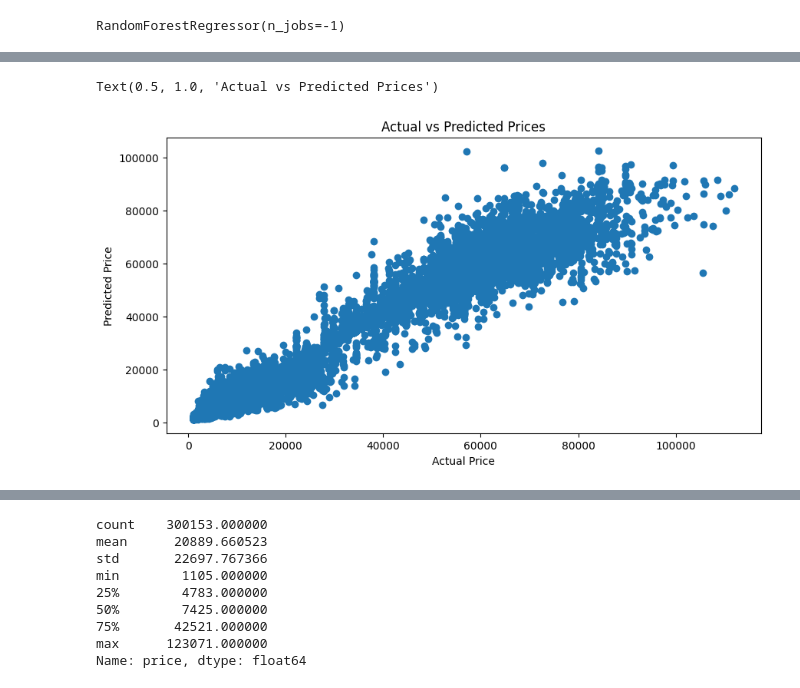
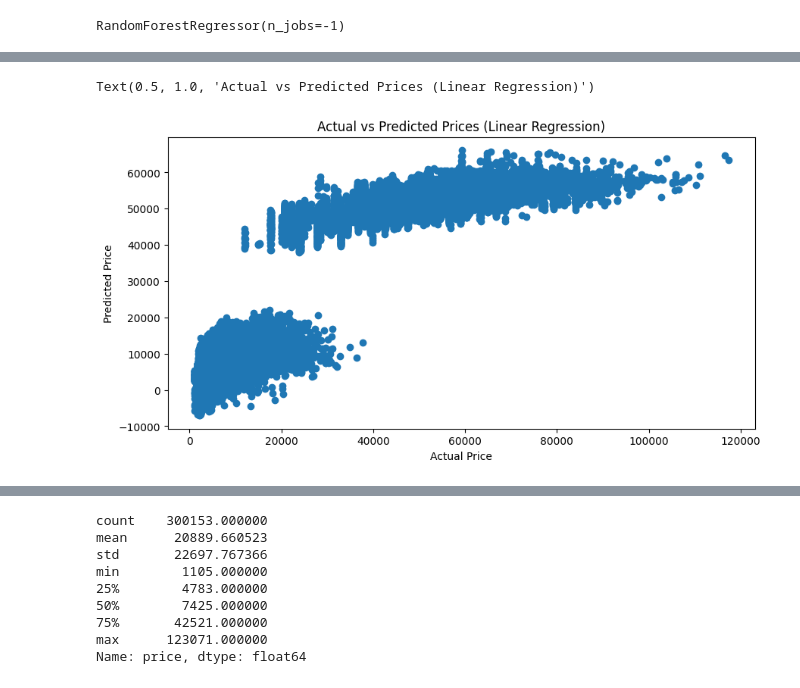
Before and after one commit to AllenL8921/Flight-Fare-Prediction-Model, a Jupyter notebook: main.ipynb, the cells around one changed output, grey strips where cells are left out. Saved outputs shown, nothing was run; the diff lists cells and outputs as text; code cells hidden in the pictures.

```diff
--- a/main.ipynb
+++ b/main.ipynb
@@ -126,0 +132,3 @@ X_train, X_test, y_train, y_test = train_test_split(X, y, test_size=0.2)
+# %%
+linear_reg = LinearRegression()
+linear_reg.fit(X_train, y_train)
@@ -138,10 +186,30 @@ reg.score(X_test, y_test)
 import math
 from sklearn.metrics import mean_absolute_error, mean_squared_error, r2_score
 
-y_pred = reg.predict(X_test)
+y_pred = random_forest_reg.predict(X_test)
+linear_reg_y_pred = linear_reg.predict(X_test)
+xgb_regressor_y_pred = xgb_reg.predict(X_test)
 
+print("Linear Regression Scores: ")
+print(f"R2 Score: {r2_score(y_test, linear_reg_y_pred)}")
+print(f"Mean Absolute Error: {mean_absolute_error(y_test, linear_reg_y_pred)}")
+print(f"Mean Squared Error: {mean_squared_error(y_test, linear_reg_y_pred)}")
+print(f"Root Mean Squared Error: {math.sqrt(mean_squared_error(y_test, linear_reg_y_pred))}")
+
+print("\n")
+
+print("Random Forest Regressor Scores: ")
 print(f"R2 Score: {r2_score(y_test, y_pred)}")
 print(f"Mean Absolute Error: {mean_absolute_error(y_test, y_pred)}")
 print(f"Mean Squared Error: {mean_squared_error(y_test, y_pred)}")
 print(f"Root Mean Squared Error: {math.sqrt(mean_squared_error(y_test, y_pred))}")
+
+print("\n")
+print("XGBoost Gradient Boosting Scores: ")
+print(f"R2 Score: {r2_score(y_test, xgb_regressor_y_pred)}")
+print(f"Mean Absolute Error: {mean_absolute_error(y_test, xgb_regressor_y_pred)}")
+print(f"Mean Squared Error: {mean_squared_error(y_test, xgb_regressor_y_pred)}")
+print(
+    f"Root Mean Squared Error: {math.sqrt(mean_squared_error(y_test, xgb_regressor_y_pred))}"
+)
 # %% [output]
@@ -152,11 +235,11 @@ Root Mean Squared Error: 2712.534169667618
 # %%
 import matplotlib.pyplot as plt
 
 plt.figure(figsize=(10, 5))
-plt.scatter(y_test, y_pred)
+plt.scatter(y_test, linear_reg_y_pred)
 plt.xlabel("Actual Price")
 plt.ylabel("Predicted Price")
-plt.title("Actual vs Predicted Prices")
+plt.title("Actual vs Predicted Prices (Linear Regression)")
 # %% [output]
-Text(0.5, 1.0, 'Actual vs Predicted Prices')
+Text(0.5, 1.0, 'Actual vs Predicted Prices (Linear Regression)')
-[figure, old version]
+[figure, new version]
```
Also changed, not shown: parts of 32 cells of this notebook, 1 other file.
